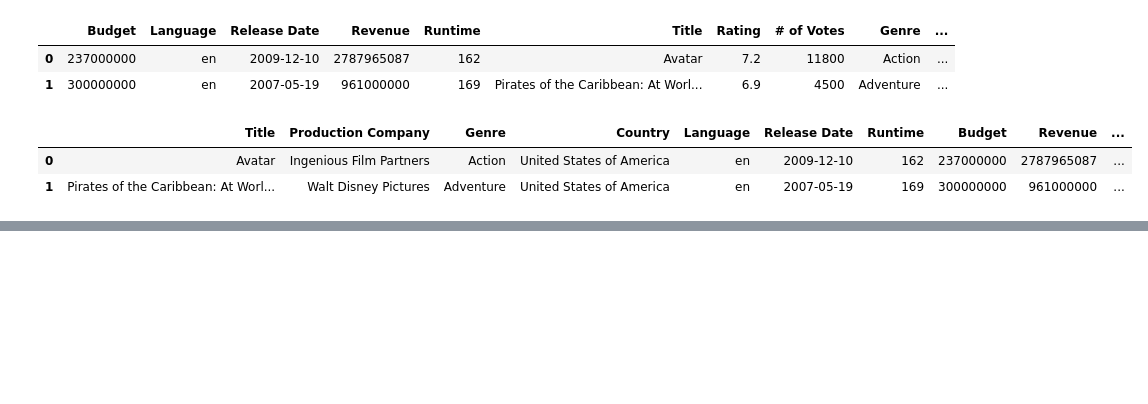
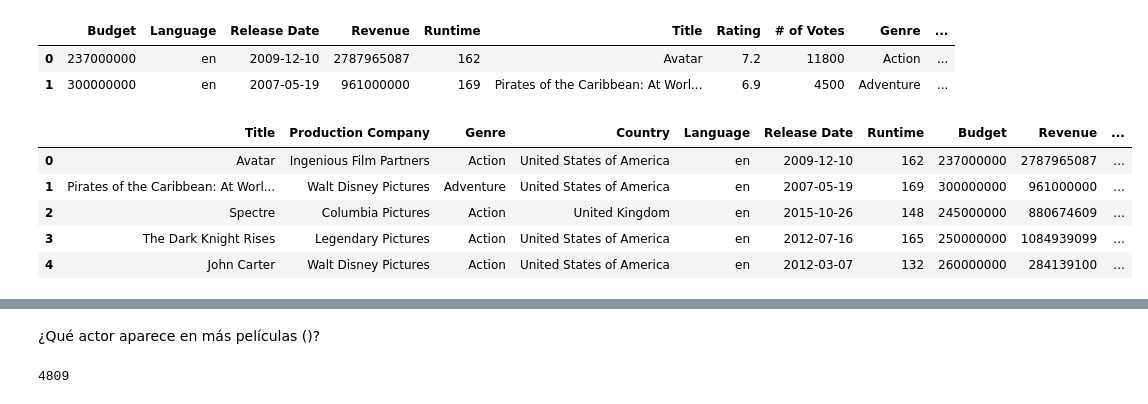
Before and after one commit to m-zurita/Project-1, a Jupyter notebook: Proyecto.ipynb, the cells around one changed output, grey strips where cells are left out. Drawn from its saved outputs; the diff is of its cells as text; code cells hidden in the pictures; blank space fills up the shorter version.

```diff
--- a/Proyecto.ipynb
+++ b/Proyecto.ipynb
@@ -311,13 +311,18 @@ Renamed_Movies_df.head(2)
 # %%
 # Reorganized the columns
 organized_movies_df = Renamed_Movies_df[["Title","Production Company", "Genre","Country","Language","Release Date",
                              "Runtime", "Budget", "Revenue", "# of Votes", "Rating","Director","Leading Role",
                              "Supporting Role", "Supporting Role 2", "Producer", "DP", "Writer", "Music Composer"]]
 organized_movies_df.head(2)
+dfcalc = organized_movies_df
+dfcalc.head()
 # %% [output]
 |  | Title | Production Company | Genre | Country | Language | Release Date | Runtime | Budget | Revenue | ... |
 | 0 | Avatar | Ingenious Film Partners | Action | United States of America | en | 2009-12-10 | 162 | 237000000 | 2787965087 | ... |
 | 1 | Pirates of the Caribbean: At Worl... | Walt Disney Pictures | Adventure | United States of America | en | 2007-05-19 | 169 | 300000000 | 961000000 | ... |
+| 2 | Spectre | Columbia Pictures | Action | United Kingdom | en | 2015-10-26 | 148 | 245000000 | 880674609 | ... |
+| 3 | The Dark Knight Rises | Legendary Pictures | Action | United States of America | en | 2012-07-16 | 165 | 250000000 | 1084939099 | ... |
+| 4 | John Carter | Walt Disney Pictures | Action | United States of America | en | 2012-03-07 | 132 | 260000000 | 284139100 | ... |
 # %%
 # Apply format to the columns 'Budget', 'Revenue' and '# of Votes'
 organized_movies_df['Budget'] = organized_movies_df['Budget'].map('${:,.0f}'.format)
@@ -334,3 +339,10 @@ organized_movies_df.head()
 | 2 | Spectre | Columbia Pictures | Action | United Kingdom | en | 2015-10-26 | 148 | $245,000,000 | $880,674,609 | ... |
 | 3 | The Dark Knight Rises | Legendary Pictures | Action | United States of America | en | 2012-07-16 | 165 | $250,000,000 | $1,084,939,099 | ... |
 | 4 | John Carter | Walt Disney Pictures | Action | United States of America | en | 2012-03-07 | 132 | $260,000,000 | $284,139,100 | ... |
+# %% [markdown]
+¿Qué actor aparece en más películas ()?
+# %%
+len(organized_movies_df['Leading Role'].unique())
+len(organized_movies_df['Leading Role'])
+# %% [output]
+4809
```
Also changed, not shown: parts of 17 cells of this notebook.
